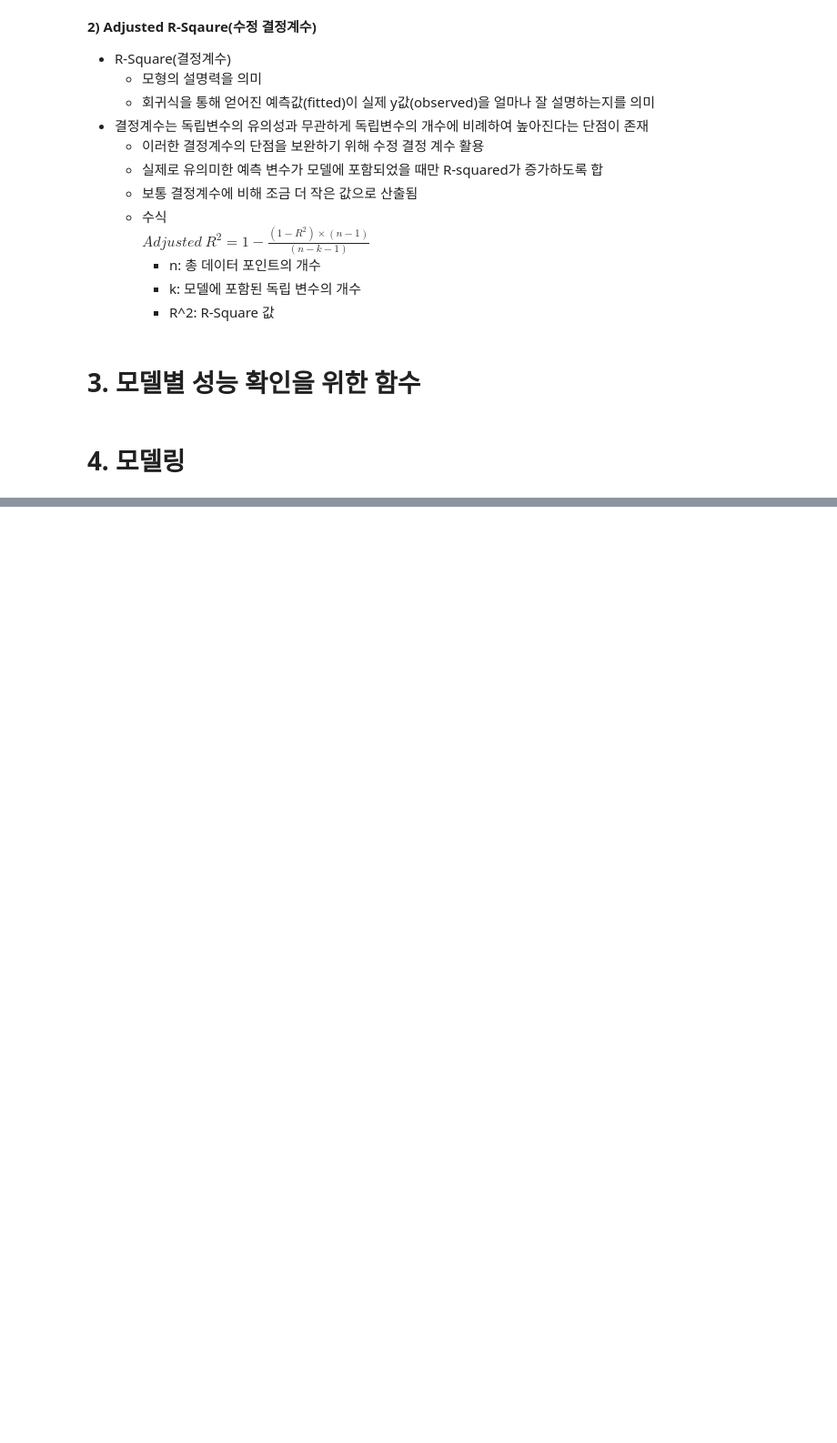
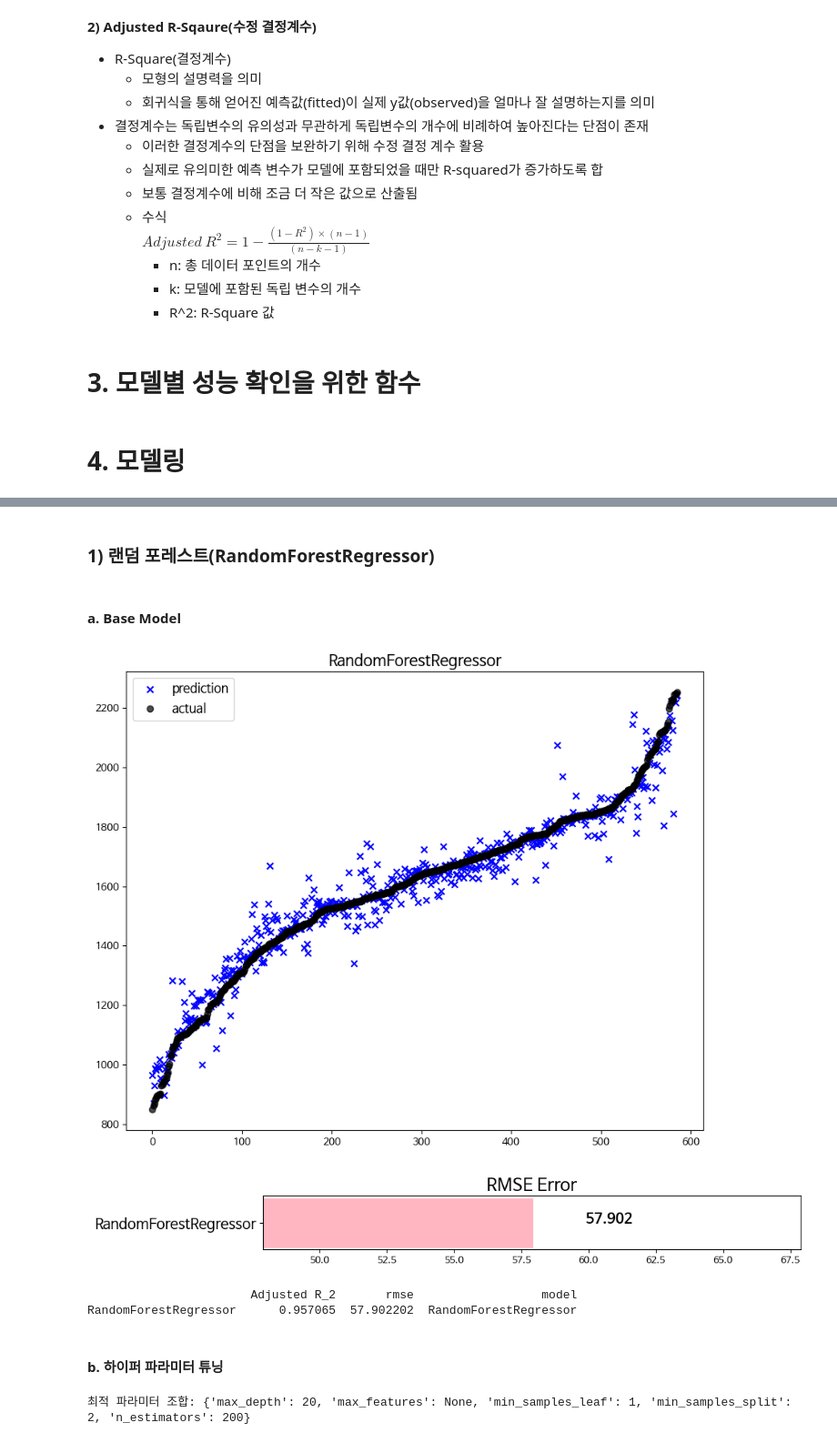
Before and after one commit to chasubeen/KSDC_DB, a Jupyter notebook: Modeling.ipynb, the cells around one changed output, grey strips where cells are left out. Shown at 91% size. Drawn from its saved outputs; the diff is of its cells as text; code cells hidden in the pictures; blank space fills up the shorter version.

Commit message:
modeling_ 그룹 2, 그룹 4

```diff
--- a/Modeling.ipynb
+++ b/Modeling.ipynb
@@ -120,15 +142,15 @@ colors = [
 ## 회귀곡선 시각화
 # 예측값, 실제값을 산점도로 표현
 
-def plot_predictions(name_, pred, actual):  # parameter: 모델명, 예측값, 실제값
-  df = pd.DataFrame({'prediction': pred, 'actual': actual})
-  df = df.sort_values(by = 'actual').reset_index(drop=True)
+def plot_predictions(name_, pred, actual):
+    df = pd.DataFrame({'prediction': pred, 'actual': y_test})
+    df = df.sort_values(by='actual').reset_index(drop=True)
 
-  plt.figure(figsize = (10, 7))
-  plt.scatter(df.index, df['prediction'], marker = 'o', color = 'blue') # 예측값
-  plt.scatter(df.index, df['actual'], alpha = 0.7, marker = 'x', color = 'black') # 실제값
-  plt.title(name_, fontsize = 15)
-  plt.legend(['prediction', 'actual'], fontsize = 12)
-  plt.show()
+    plt.figure(figsize=(10, 8))
+    plt.scatter(df.index, df['prediction'], marker='x', color='b')
+    plt.scatter(df.index, df['actual'], alpha=0.7, marker='o', color='black')
+    plt.title(name_, fontsize=15)
+    plt.legend(['prediction', 'actual'], fontsize=12)
+    plt.show()
 # %%
 # 평가 지표 시각화
@@ -622,0 +225,3 @@ df4  1.045500e+08      0.955745
+# %%
+group2_tr = train_groups[1]
+group2_te = test_groups[1]
@@ -622,0 +241,34 @@ df4  1.045500e+08      0.955745
+# %% [markdown]
+### **1) 랜덤 포레스트(RandomForestRegressor)**
+# %% [markdown]
+#### **a. Base Model**
+# %%
+from sklearn.ensemble import RandomForestRegressor
+
+# 기본 모델 생성
+rf_base2 = RandomForestRegressor(n_jobs = -1, random_state = 42)
+
+my_predictions = {}  # 결과를 저장할 딕셔너리
+
+# feature, target 분리
+X_train = group2_tr.drop(['reserve_qy', 'reserve_rt', 'tot_qy', 'valid_qy', 'unused_qy', 'maximum_use_qy'], axis=1)
+y_train = group2_tr['reserve_qy']
+
+X_test = group2_te.drop(['reserve_qy', 'reserve_rt', 'tot_qy', 'valid_qy', 'unused_qy', 'maximum_use_qy'], axis=1)
+y_test = group2_te['reserve_qy']
+
+# 모델 학습
+rf_base2.fit(X_train, y_train)
+
+# 모델 예측
+rf_pred2 = rf_base2.predict(X_test)
+
+# 모델 평가 및 시각화
+model_eval('RandomForestRegressor', rf_pred2, y_test)
+# %% [output]
+[figure, added]
+[figure, added]
+                       Adjusted R_2       rmse                  model
+RandomForestRegressor      0.957065  57.902202  RandomForestRegressor
+# %% [markdown]
+#### **b. 하이퍼 파라미터 튜닝**
@@ -622,0 +296,22 @@ df4  1.045500e+08      0.955745
+# %%
+## 하이퍼 파라미터 튜닝 및 모델 학습
+
+rf_base = RandomForestRegressor(n_jobs = -1, random_state = 42)
+
+# feature, target 분리
+X_train = group2_tr.drop(['reserve_qy', 'reserve_rt', 'tot_qy', 'valid_qy', 'unused_qy', 'maximum_use_qy'], axis=1)
+y_train = group2_tr['reserve_qy']
+
+X_test = group2_te.drop(['reserve_qy', 'reserve_rt', 'tot_qy', 'valid_qy', 'unused_qy', 'maximum_use_qy'], axis=1)
+y_test = group2_te['reserve_qy']
+
+# GridSearchCV를 이용하여 최적 파라미터 탐색
+rf_grid_search = GridSearchCV(rf_base, param_grid, cv = 5, scoring = scoring, refit = 'RMSE')
+rf_grid_search.fit(X_train, y_train)
+
+# 최적 모델 저장
+rf_best_model2 = rf_grid_search.best_estimator_
+
+print("최적 파라미터 조합:", rf_grid_search.best_params_)
+# %% [output]
+최적 파라미터 조합: {'max_depth': 20, 'max_features': None, 'min_samples_leaf': 1, 'min_samples_split': 2, 'n_estimators': 200}
```
Also changed, not shown: parts of 137 cells of this notebook.
